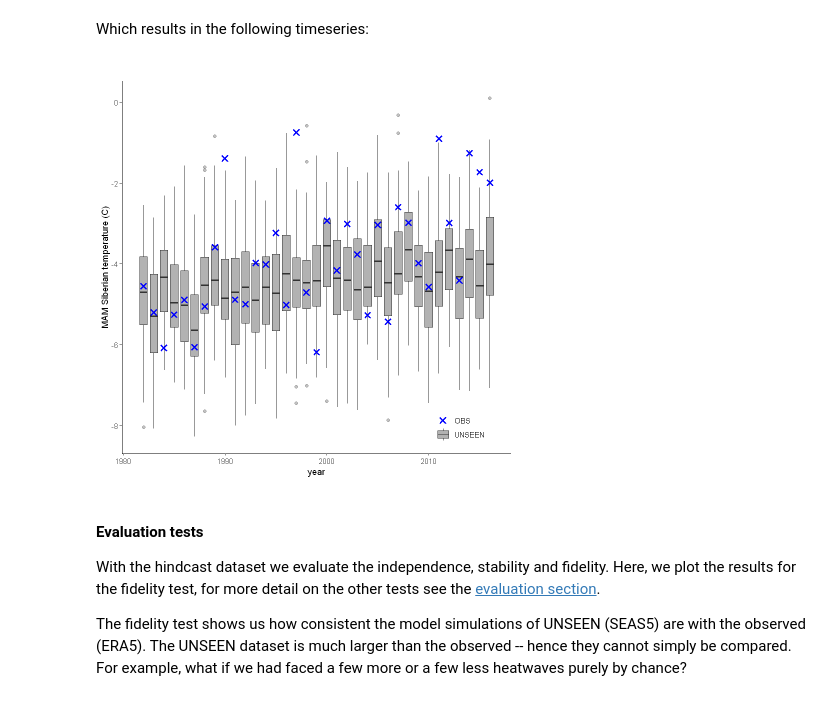
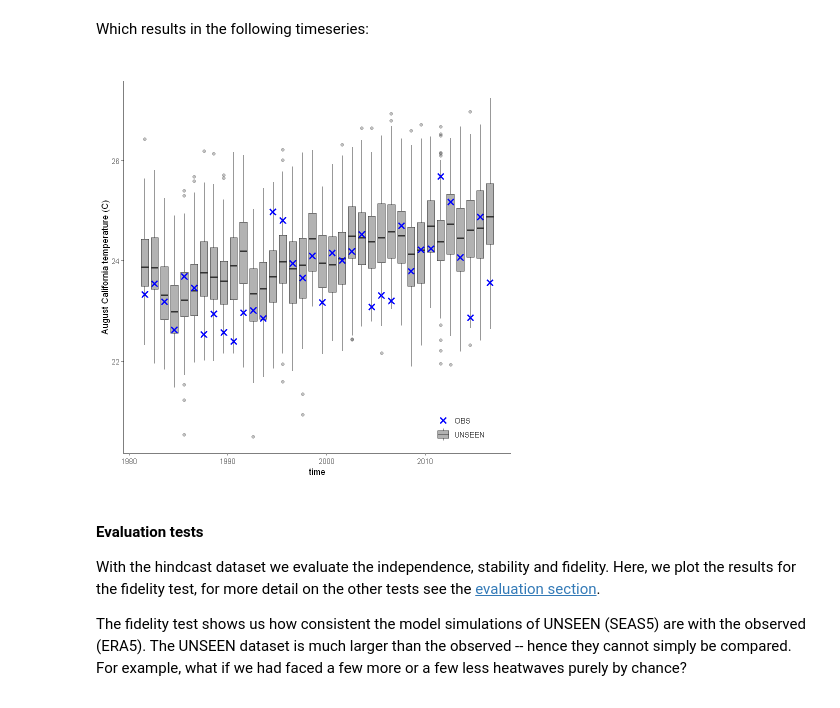
Before and after one commit to ECMWFCode4Earth/UNSEEN-open, a Jupyter notebook: doc/Notebooks/examples/California_Fires.ipynb, the cells around one changed output. Drawn from its saved outputs; the diff is of its cells as text; code cells hidden in the pictures.

```diff
--- a/doc/Notebooks/examples/California_Fires.ipynb
+++ b/doc/Notebooks/examples/California_Fires.ipynb
@@ -115,6 +117,10 @@ ERA5_California_events <- read.csv("Data/ERA5_California_events.csv", stringsAsF
 ## Convert Kelvin to Celsius
 SEAS5_California_events$t2m <- SEAS5_California_events$t2m - 273.15
 ERA5_California_events$t2m <- ERA5_California_events$t2m - 273.15
+
+## Convert character time to Date format
+ERA5_California_events$time <- lubridate::ymd(ERA5_California_events$time)
+SEAS5_California_events$time <- lubridate::ymd(SEAS5_California_events$time)
 # %% [output]
 [1] "C:/Users/Timo/OneDrive - Loughborough University/GitHub/UNSEEN-open"
 # %% [markdown]
@@ -162,2 +161,9 @@ SEAS5_Siberia_events_zoomed_forecasts <- SEAS5_Siberia_events_zoomed_df[
+# %%
+SEAS5_California_events_hindcast <- SEAS5_California_events[
+    SEAS5_California_events$time < '2017-02-01' &
+    SEAS5_California_events$number < 25,]
+
+SEAS5_California_events_forecasts <- SEAS5_California_events[
+    SEAS5_California_events$time > '2017-02-01',]
 # %% [markdown]
 And we select the same years for ERA5.
@@ -168,16 +170,20 @@ ERA5_Siberia_events_zoomed_hindcast <- ERA5_Siberia_events_zoomed[
+# %%
+ERA5_California_events_hindcast <- ERA5_California_events[
+    ERA5_California_events$time > '1981-02-01' &
+    ERA5_California_events$time < '2017-02-01',]
 # %% [markdown]
 Which results in the following timeseries:
 # %%
 unseen_timeseries(
-    ensemble = SEAS5_Siberia_events_zoomed_hindcast,
-    obs = ERA5_Siberia_events_zoomed_hindcast,
+    ensemble = SEAS5_California_events_hindcast,
+    obs = ERA5_California_events_hindcast,
     ensemble_yname = "t2m",
-    ensemble_xname = "year",
+    ensemble_xname = "time",
     obs_yname = "t2m",
-    obs_xname = "year",
-    ylab = "MAM Siberian temperature (C)")
+    obs_xname = "time",
+    ylab = "August California temperature (C)")
 # %% [output]
-[figure, old version]
+[figure, new version]
 # %% [markdown]
 #### Evaluation tests
 With the hindcast dataset we evaluate the independence, stability and fidelity. Here, we plot the results for the fidelity test, for more detail on the other tests see the [evaluation section](../3.Evaluate/3.Evaluate.ipynb).
```
Also changed, not shown: parts of 11 cells of this notebook, 3 other files.
